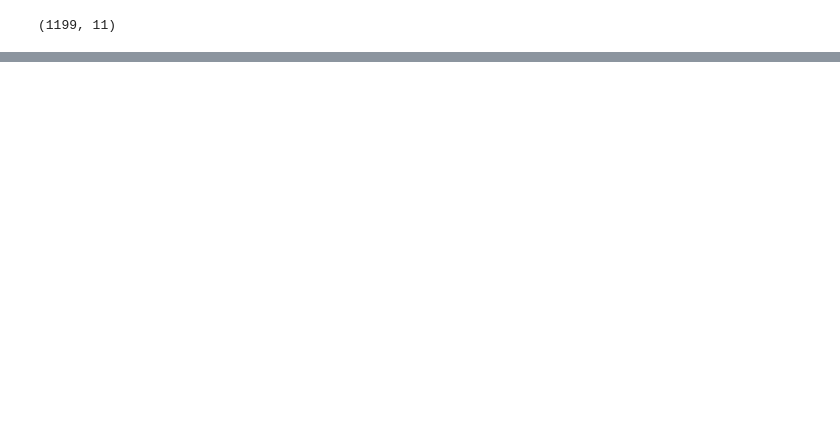
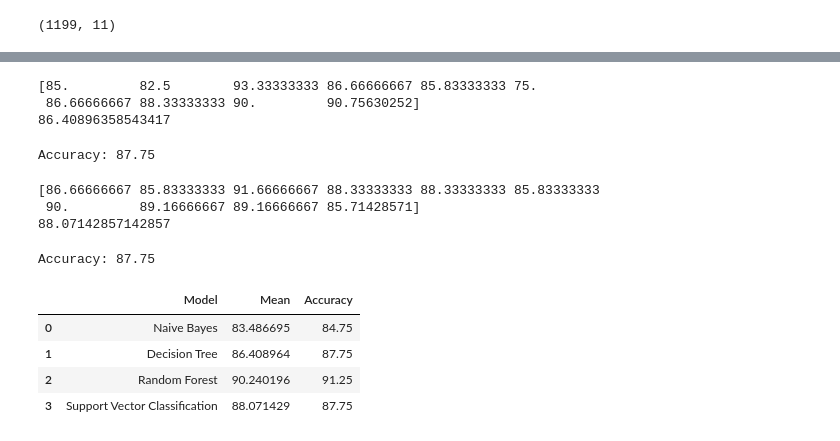
Before and after one commit to Bigfredoh/Machine-Learning, a Jupyter notebook: Wine_Quality.ipynb, the cells around one changed output, grey strips where cells are left out. Cells and saved outputs as stored; diff of their text form; code cells hidden in the pictures; blank space fills up the shorter version.

```diff
--- a/Wine_Quality.ipynb
+++ b/Wine_Quality.ipynb
@@ -154,0 +214,50 @@ y_pred=regressor.predict(X_test)
+# %%
+# Decision Tree Classifier
+dt =  DecisionTreeClassifier()
+cv_scores = cross_val_score(dt, X_train, y_train, cv=10)*100
+dt_mean =cv_scores.mean()
+print(cv_scores)
+print(dt_mean)
+# %% [output]
+[85.         82.5        93.33333333 86.66666667 85.83333333 75.
+ 86.66666667 88.33333333 90.         90.75630252]
+86.40896358543417
+# %%
+dt.fit(X_train, y_train)
+dt_pred = dt.predict(X_test)
+dt_acc = accuracy_score(y_test, dt_pred) * 100
+print('Accuracy:', dt_acc)
+# %% [output]
+Accuracy: 87.75
+# %%
+# Support Vector Classifier (SVC)
+svc =SVC()
+cv_scores = cross_val_score(svc, X_train, y_train, cv=10)*100
+svc_mean =cv_scores.mean()
+print(cv_scores)
+print(svc_mean)
+# %% [output]
+[86.66666667 85.83333333 91.66666667 88.33333333 88.33333333 85.83333333
+ 90.         89.16666667 89.16666667 85.71428571]
+88.07142857142857
+# %%
+svc.fit(X_train, y_train)
+svc_pred = svc.predict(X_test)
+svc_acc = accuracy_score(y_test, dt_pred) * 100
+print('Accuracy:', svc_acc)
+# %% [output]
+Accuracy: 87.75
+# %%
+models = [['Naive Bayes',  gnb_mean, gnb_acc],
+          ['Decision Tree', dt_mean, dt_acc],
+          ['Random Forest', rfc_mean, rfc_acc],
+          ['Support Vector Classification', svc_mean, svc_acc]]
+# %%
+model_df = pd.DataFrame(models, columns=[['Model', 'Mean', 'Accuracy']])
+model_df
+# %% [output]
+|  | Model | Mean | Accuracy |
+| 0 | Naive Bayes | 83.486695 | 84.75 |
+| 1 | Decision Tree | 86.408964 | 87.75 |
+| 2 | Random Forest | 90.240196 | 91.25 |
+| 3 | Support Vector Classification | 88.071429 | 87.75 |
```
Also changed, not shown: parts of 35 cells of this notebook.
